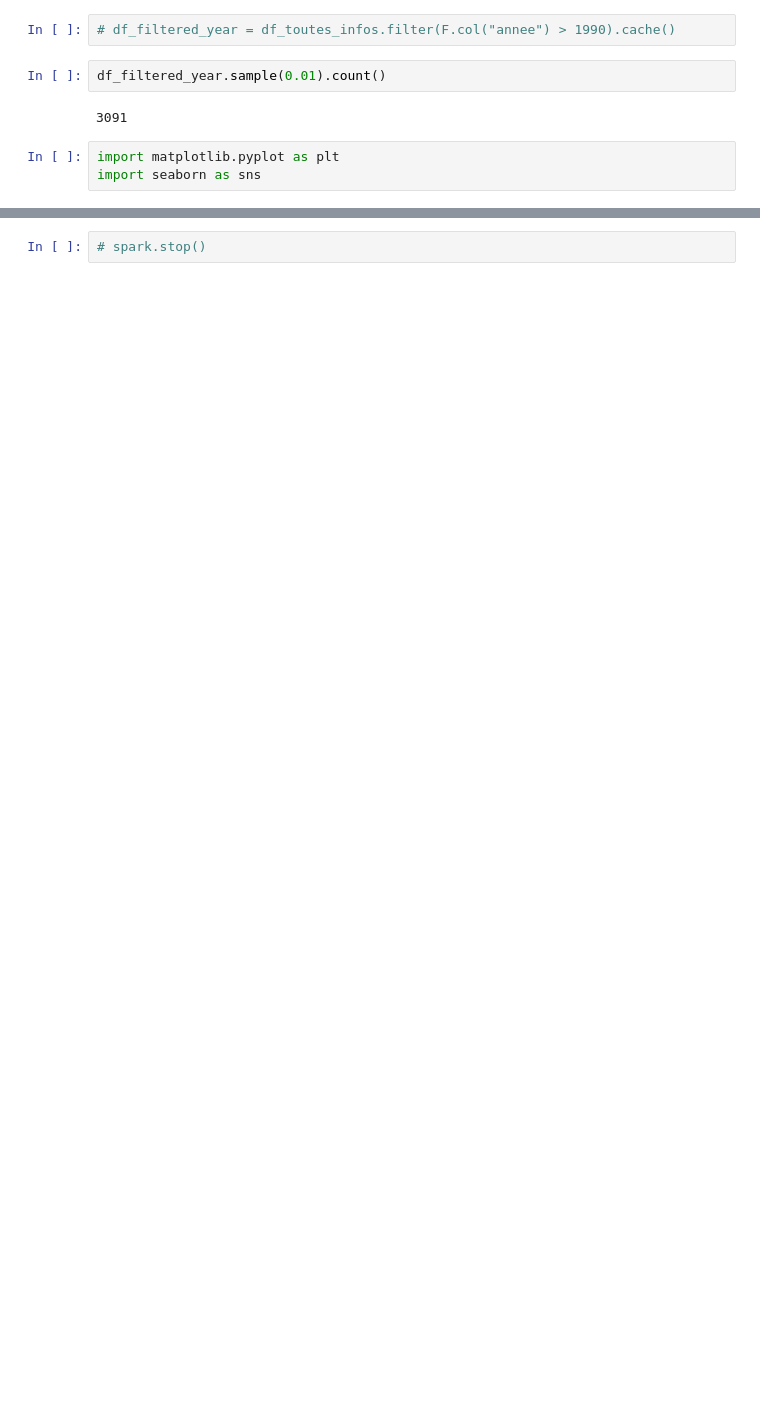
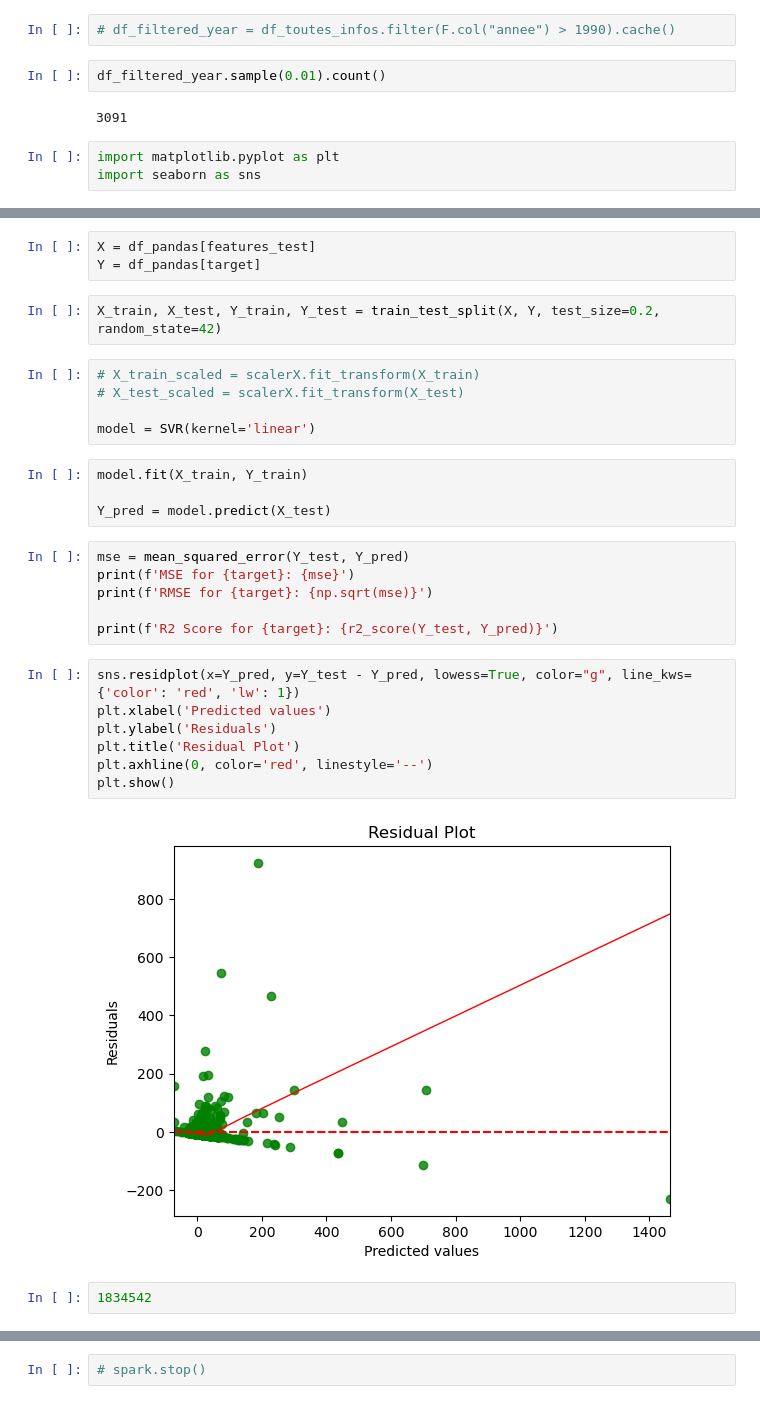
Before and after one commit to Lingatsu/MSPR_TPRE813_1, a Jupyter notebook: work/Machine_Learning.ipynb, the cells around one changed output, grey strips where cells are left out. Saved outputs shown, nothing was run; the diff lists cells and outputs as text; blank space fills up the shorter version.

```diff
--- a/work/Machine_Learning.ipynb
+++ b/work/Machine_Learning.ipynb
@@ -77,0 +153,31 @@ X = df_pandas[["population", "", "", "", "", "", "", "", ""]]
+# %%
+X = df_pandas[features_test]
+Y = df_pandas[target]
+# %%
+X_train, X_test, Y_train, Y_test = train_test_split(X, Y, test_size=0.2, random_state=42)
+# %%
+# X_train_scaled = scalerX.fit_transform(X_train)
+# X_test_scaled = scalerX.fit_transform(X_test)
+
+model = SVR(kernel='linear')
+# %%
+model.fit(X_train, Y_train)
+
+Y_pred = model.predict(X_test)
+# %%
+mse = mean_squared_error(Y_test, Y_pred)
+print(f'MSE for {target}: {mse}')
+print(f'RMSE for {target}: {np.sqrt(mse)}')
+
+print(f'R2 Score for {target}: {r2_score(Y_test, Y_pred)}')
+# %%
+sns.residplot(x=Y_pred, y=Y_test - Y_pred, lowess=True, color="g", line_kws={'color': 'red', 'lw': 1})
+plt.xlabel('Predicted values')
+plt.ylabel('Residuals')
+plt.title('Residual Plot')
+plt.axhline(0, color='red', linestyle='--')
+plt.show()
+# %% [output]
+[figure, added]
+# %%
+1834542
```
Also changed, not shown: parts of 38 cells of this notebook.
